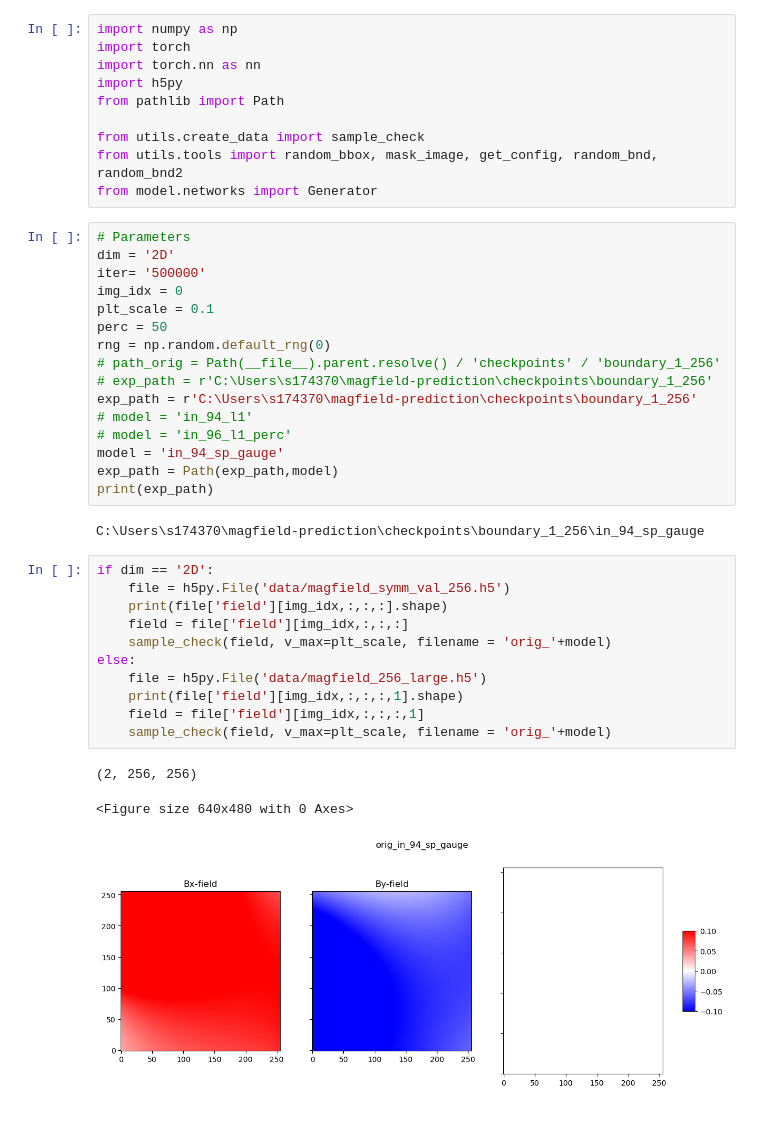
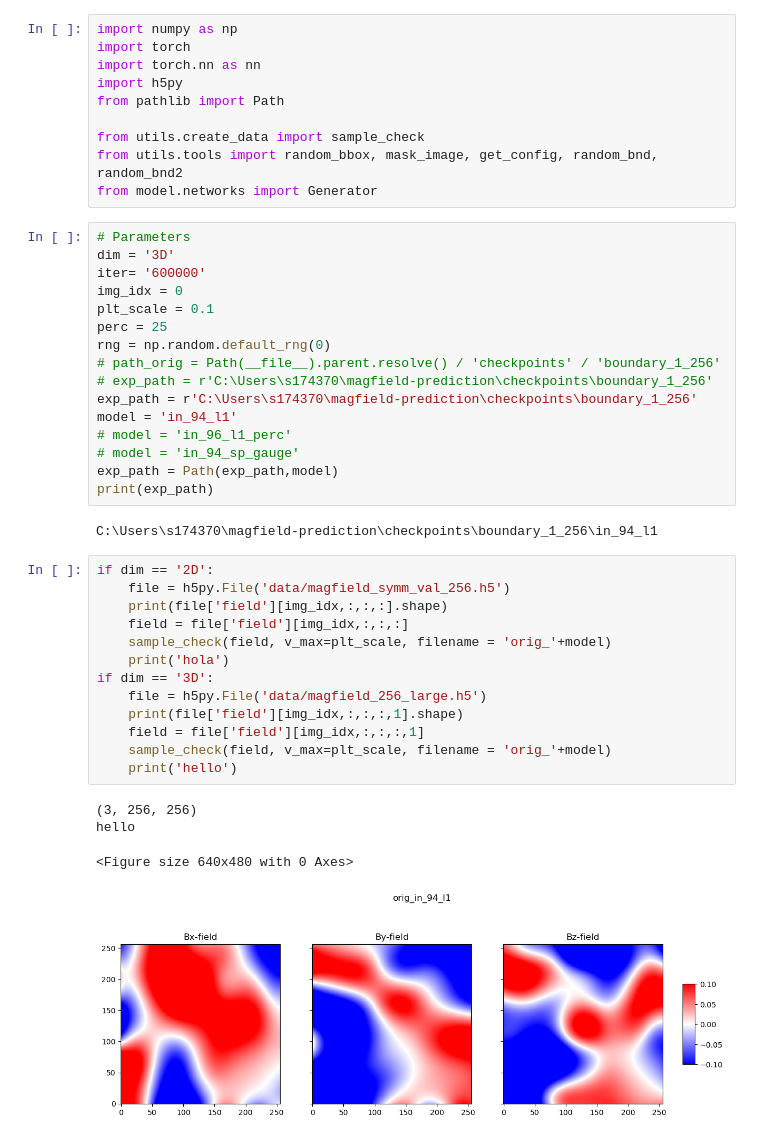
Before and after one commit to andreagboa/magfield-prediction, a Jupyter notebook: n_wgan_inpainting2 copy 2.ipynb, the cells around one changed output. Saved outputs shown, nothing was run; the diff lists cells and outputs as text.

```diff
--- a/n_wgan_inpainting2 copy 2.ipynb
+++ b/n_wgan_inpainting2 copy 2.ipynb
@@ -12,37 +12,40 @@ from utils.tools import random_bbox, mask_image, get_config, random_bnd, random_
 from model.networks import Generator
 # %%
 # Parameters
-dim = '2D'
-iter= '500000'
+dim = '3D'
+iter= '600000'
 img_idx = 0
 plt_scale = 0.1
-perc = 50
+perc = 25
 rng = np.random.default_rng(0)
 # path_orig = Path(__file__).parent.resolve() / 'checkpoints' / 'boundary_1_256'
 # exp_path = r'C:\Users\s174370\magfield-prediction\checkpoints\boundary_1_256'
 exp_path = r'C:\Users\s174370\magfield-prediction\checkpoints\boundary_1_256'
-# model = 'in_94_l1'
+model = 'in_94_l1'
 # model = 'in_96_l1_perc'
-model = 'in_94_sp_gauge'
+# model = 'in_94_sp_gauge'
 exp_path = Path(exp_path,model)
 print(exp_path)
 # %% [output]
-C:\Users\s174370\magfield-prediction\checkpoints\boundary_1_256\in_94_sp_gauge
+C:\Users\s174370\magfield-prediction\checkpoints\boundary_1_256\in_94_l1
 # %%
 if dim == '2D':
     file = h5py.File('data/magfield_symm_val_256.h5')
     print(file['field'][img_idx,:,:,:].shape)
     field = file['field'][img_idx,:,:,:]
     sample_check(field, v_max=plt_scale, filename = 'orig_'+model)
-else:
+    print('hola')
+if dim == '3D':
     file = h5py.File('data/magfield_256_large.h5')
     print(file['field'][img_idx,:,:,:,1].shape)
     field = file['field'][img_idx,:,:,:,1]
     sample_check(field, v_max=plt_scale, filename = 'orig_'+model)
+    print('hello')
 # %% [output]
-(2, 256, 256)
+(3, 256, 256)
+hello
 <Figure size 640x480 with 0 Axes>
-[figure, old version]
+[figure, new version]
 # %%
 path = Path(exp_path,'config.yaml')
 print(path)
```
Also changed, not shown: parts of 6 cells of this notebook, 4 other files.
